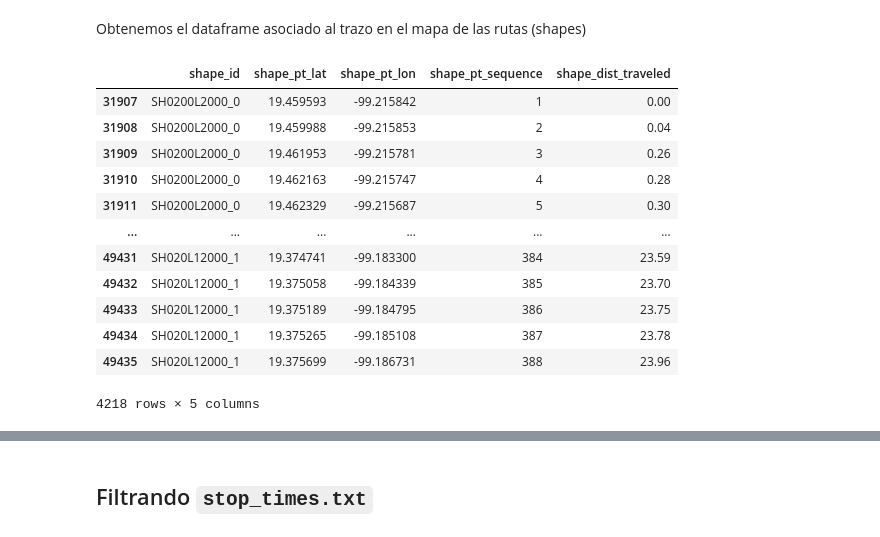
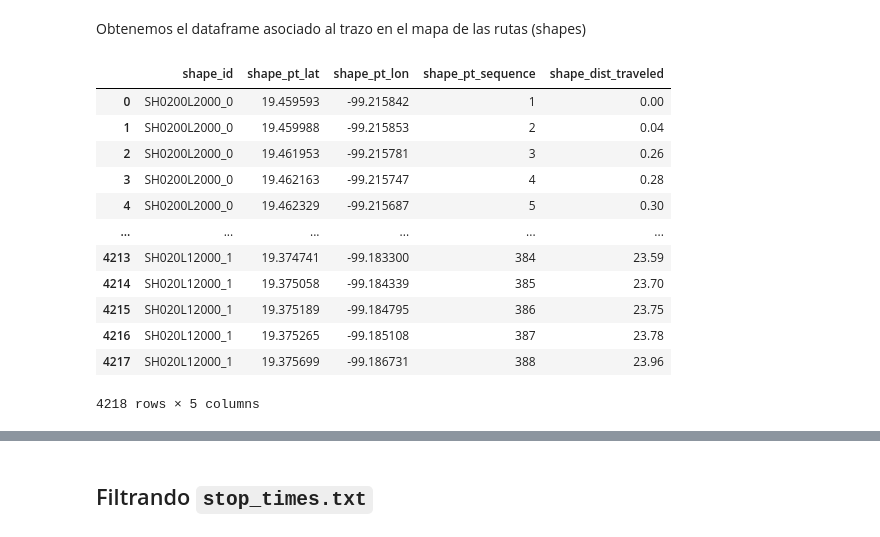
Before and after one commit to FedeSS99/MCE-TSP-Optimizacion, a Jupyter notebook: syntax/03_CreacionDBMetro.ipynb, the cells around one changed output, grey strips where cells are left out. Saved outputs shown, nothing was run; the diff lists cells and outputs as text; code cells hidden in the pictures.

```diff
--- a/syntax/03_CreacionDBMetro.ipynb
+++ b/syntax/03_CreacionDBMetro.ipynb
@@ -65,7 +66,7 @@ index_metro_trips = dataframes["trips"].isin(list_metro_routes).any(axis = 1)
 # %% [markdown]
 Obtenemos el dataframe asociado a los viajes (trips)
 # %%
-df_metro_trips = dataframes["trips"][index_metro_trips]
+df_metro_trips = dataframes["trips"][index_metro_trips].reset_index().drop(labels = "index", axis = 1)
 df_metro_trips.to_csv("../output_metro/trips_metro.csv", index = False)
 df_metro_trips
 # %% [output]
@@ -87,23 +116,23 @@ df_metro_trips
 # %% [markdown]
 Obtenemos el dataframe asociado al trazo en el mapa de las rutas (shapes)
 # %%
-list_metro_shapes = df_metro_trips["shape_id"].to_list()
+list_metro_shapes = df_metro_trips["shape_id"].drop_duplicates().to_list()
 index_metro_shapes = dataframes["shapes"].isin(list_metro_shapes).any(axis = 1)
 
-df_metro_shapes = dataframes["shapes"][index_metro_shapes]
+df_metro_shapes = dataframes["shapes"][index_metro_shapes].reset_index().drop(labels = "index", axis = 1)
 df_metro_shapes.to_csv("../output_metro/shapes_metro.csv", index = False)
 df_metro_shapes
 # %% [output]
 |  | shape_id | shape_pt_lat | shape_pt_lon | shape_pt_sequence | shape_dist_traveled |
-| 31907 | SH0200L2000_0 | 19.459593 | -99.215842 | 1 | 0.00 |
-| 31908 | SH0200L2000_0 | 19.459988 | -99.215853 | 2 | 0.04 |
-| 31909 | SH0200L2000_0 | 19.461953 | -99.215781 | 3 | 0.26 |
-| 31910 | SH0200L2000_0 | 19.462163 | -99.215747 | 4 | 0.28 |
-| 31911 | SH0200L2000_0 | 19.462329 | -99.215687 | 5 | 0.30 |
+| 0 | SH0200L2000_0 | 19.459593 | -99.215842 | 1 | 0.00 |
+| 1 | SH0200L2000_0 | 19.459988 | -99.215853 | 2 | 0.04 |
+| 2 | SH0200L2000_0 | 19.461953 | -99.215781 | 3 | 0.26 |
+| 3 | SH0200L2000_0 | 19.462163 | -99.215747 | 4 | 0.28 |
+| 4 | SH0200L2000_0 | 19.462329 | -99.215687 | 5 | 0.30 |
 | ... | ... | ... | ... | ... | ... |
-| 49431 | SH020L12000_1 | 19.374741 | -99.183300 | 384 | 23.59 |
-| 49432 | SH020L12000_1 | 19.375058 | -99.184339 | 385 | 23.70 |
-| 49433 | SH020L12000_1 | 19.375189 | -99.184795 | 386 | 23.75 |
-| 49434 | SH020L12000_1 | 19.375265 | -99.185108 | 387 | 23.78 |
-| 49435 | SH020L12000_1 | 19.375699 | -99.186731 | 388 | 23.96 |
+| 4213 | SH020L12000_1 | 19.374741 | -99.183300 | 384 | 23.59 |
+| 4214 | SH020L12000_1 | 19.375058 | -99.184339 | 385 | 23.70 |
+| 4215 | SH020L12000_1 | 19.375189 | -99.184795 | 386 | 23.75 |
+| 4216 | SH020L12000_1 | 19.375265 | -99.185108 | 387 | 23.78 |
+| 4217 | SH020L12000_1 | 19.375699 | -99.186731 | 388 | 23.96 |
 4218 rows × 5 columns
```
Also changed, not shown: parts of 13 cells of this notebook.
